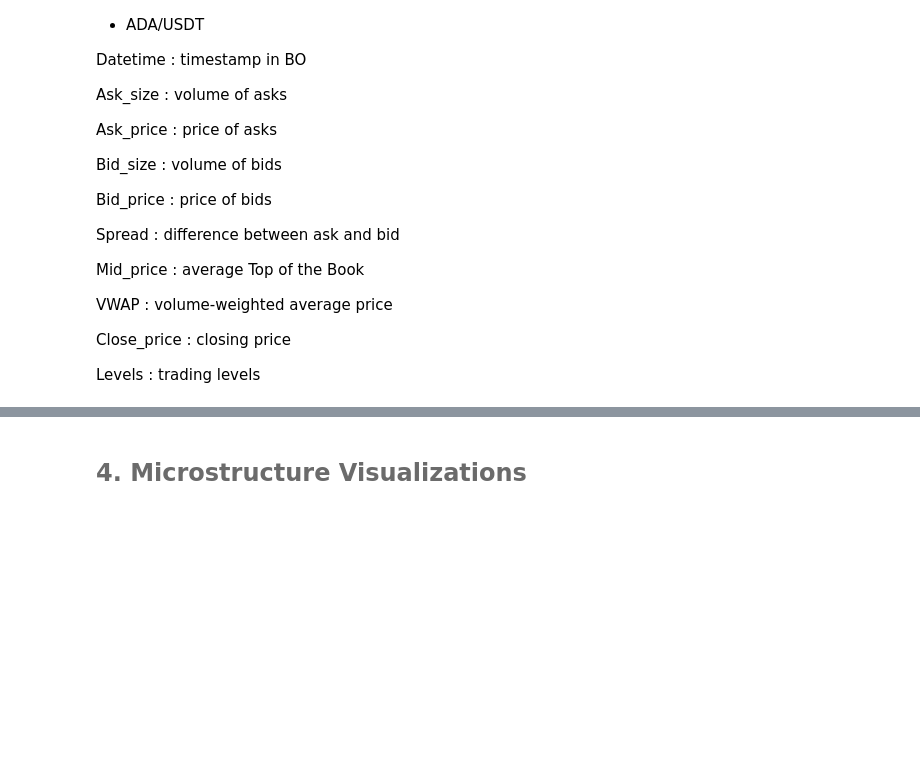
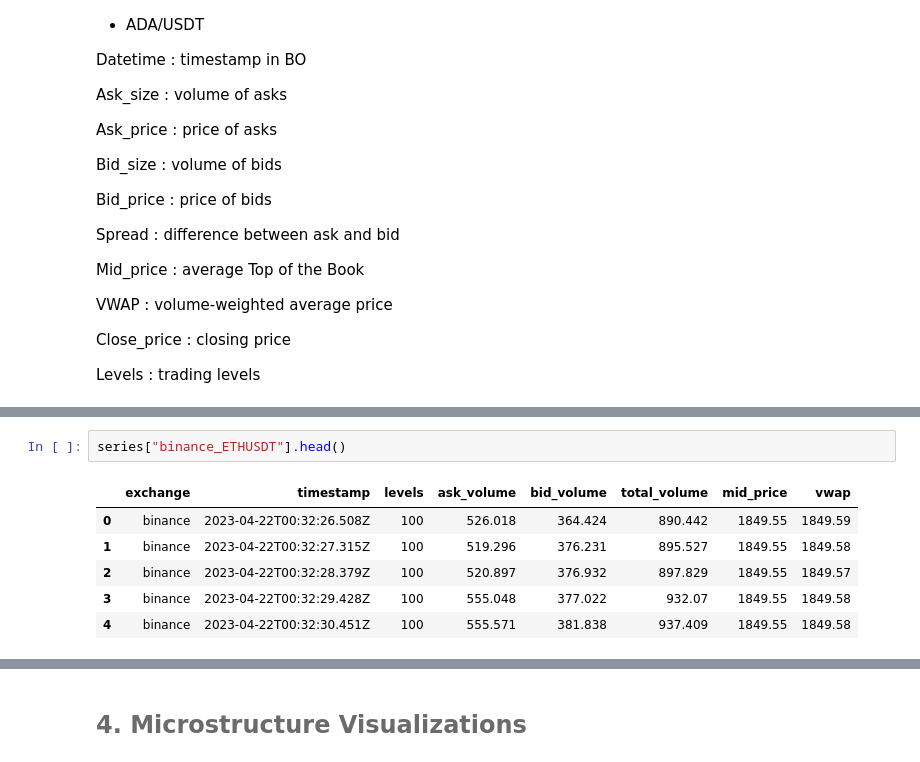
Before and after one commit to Tania-Bell/MyST_Lab4, a Jupyter notebook: notebook.ipynb, the cells around one changed output, grey strips where cells are left out. Drawn from its saved outputs; the diff is of its cells as text; blank space fills up the shorter version.

```diff
--- a/notebook.ipynb
+++ b/notebook.ipynb
@@ -136,0 +170,9 @@ data # it is a dictionary but for visualization terms in the notebook it was dow
+# %%
+series["binance_ETHUSDT"].head()
+# %% [output]
+|  | exchange | timestamp | levels | ask_volume | bid_volume | total_volume | mid_price | vwap |
+| 0 | binance | 2023-04-22T00:32:26.508Z | 100 | 526.018 | 364.424 | 890.442 | 1849.55 | 1849.59 |
+| 1 | binance | 2023-04-22T00:32:27.315Z | 100 | 519.296 | 376.231 | 895.527 | 1849.55 | 1849.58 |
+| 2 | binance | 2023-04-22T00:32:28.379Z | 100 | 520.897 | 376.932 | 897.829 | 1849.55 | 1849.57 |
+| 3 | binance | 2023-04-22T00:32:29.428Z | 100 | 555.048 | 377.022 | 932.07 | 1849.55 | 1849.58 |
+| 4 | binance | 2023-04-22T00:32:30.451Z | 100 | 555.571 | 381.838 | 937.409 | 1849.55 | 1849.58 |
```
Also changed, not shown: parts of 17 cells of this notebook, 1 other file.
